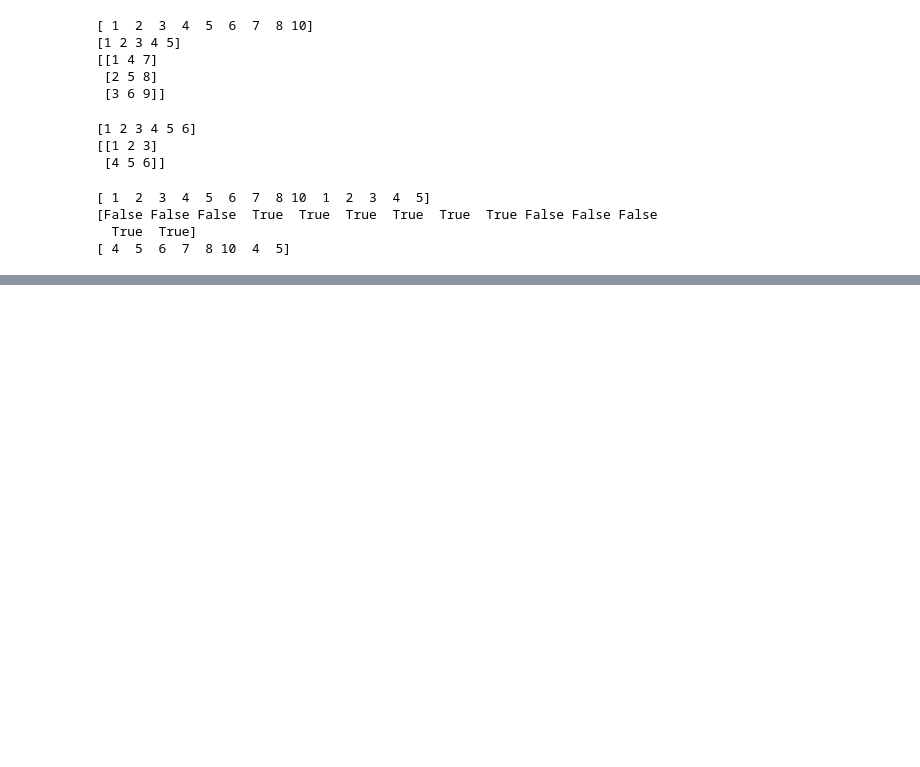
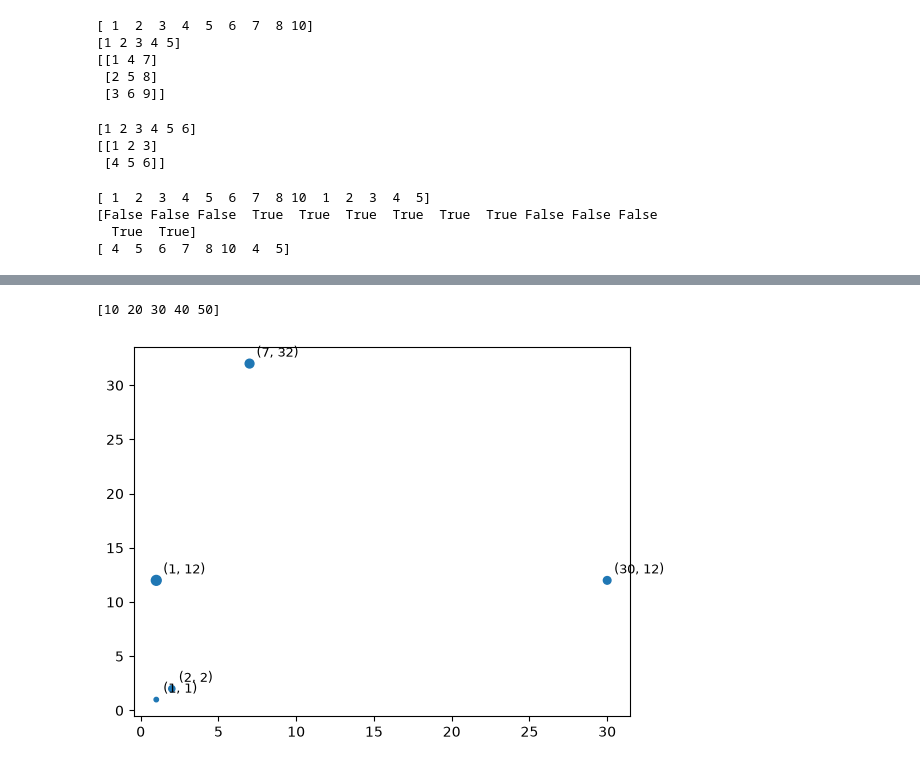
Before and after one commit to SalehMustabir/2-2-codes, a Jupyter notebook: CSE 220 Signal/try.ipynb, the cells around one changed output, grey strips where cells are left out. Cells and saved outputs as stored; diff of their text form; code cells hidden in the pictures; blank space fills up the shorter version.

```diff
--- a/CSE 220 Signal/try.ipynb
+++ b/CSE 220 Signal/try.ipynb
@@ -365,0 +383,15 @@ plt.subplot()
+# %%
+sizes = np.array([n*10 for n in range(1,6)])
+print(sizes)
+plt.scatter(xs, ys, s = sizes)
+for x, y in zip(xs, ys):
+    plt.annotate(f'({x}, {y})', (x, y),
+                 textcoords="offset points",
+                 xytext=(5,5),
+                 fontsize=9)
+
+
+plt.show()
+# %% [output]
+[10 20 30 40 50]
+[figure, added]
```
Also changed, not shown: parts of 7 cells of this notebook.
